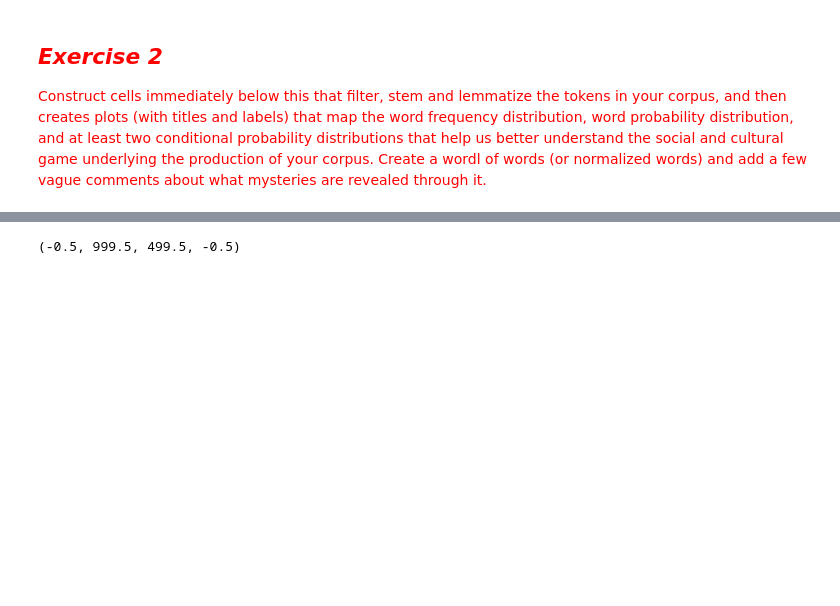
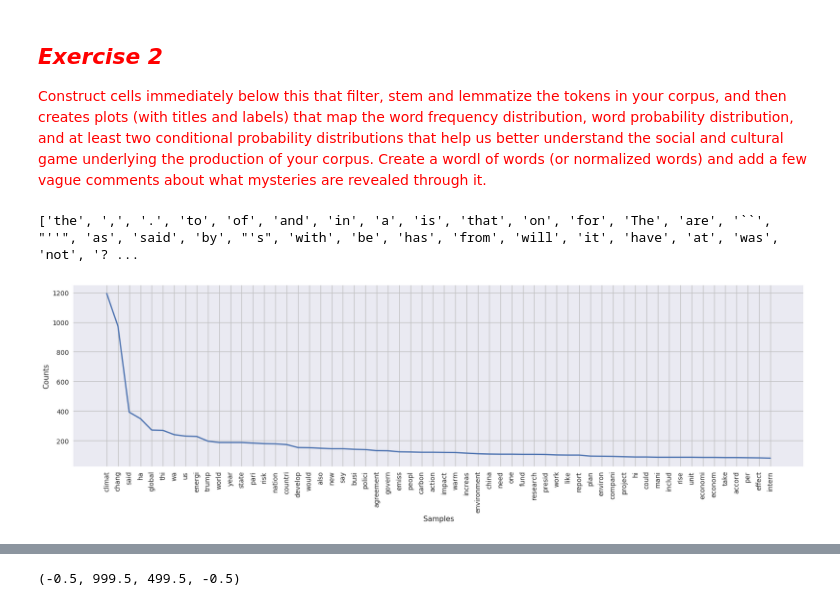
Before and after one commit to Moloq/content-analysis-2018, a Jupyter notebook: 2-Corpus-Linguistics/2-Corpus-Linguistics.ipynb, the cells around one changed output, grey strips where cells are left out. Drawn from its saved outputs; the diff is of its cells as text; code cells hidden in the pictures; blank space fills up the shorter version.

```diff
--- a/2-Corpus-Linguistics/2-Corpus-Linguistics.ipynb
+++ b/2-Corpus-Linguistics/2-Corpus-Linguistics.ipynb
@@ -691,7 +744,7 @@ for word in news_df['tokenized_text'].sum():
         countsDict[word] = 1
 word_counts = sorted(countsDict.items(), key = lambda x : x[1], reverse = True)
 
-#Making our own stop word list
+#Making our own stop word list, we will just use the regular nltk but for this exercise's sake
 stop_words_freq = []
 for word, count in word_counts:
     if word == 'Trump':
@@ -699,24 +752,6 @@ for word, count in word_counts:
     else:
         if word not in ['climate', 'change', 'global']:
             stop_words_freq.append(word)
-stop_words_freq
-wordnet = nltk.stem.WordNetLemmatizer()
-#next
-stop_words_nltk = stopwords.words('english')
-#stop_words = ["the","it","she","he", "a"] #Uncomment this line if you want to use your own list of stopwords.
-
-#The stemmers and lemmers need to be initialized before bing run
-porter = nltk.stem.porter.PorterStemmer()
-snowball = nltk.stem.snowball.SnowballStemmer('english')
-wordnet = nltk.stem.WordNetLemmatizer()
-
-
-news_df['normalized_tokens'] = news_df['tokenized_text'].apply(lambda x: normlizeTokens(x, stopwordLst = stop_words_nltk, stemmer = porter))
-
-news_df['normalized_tokens_count'] = news_df['normalized_tokens'].apply(lambda x: len(x))
-
-#.sum() adds together the lists from each row into a single list
-newsdist = nltk.ConditionalFreqDist(((len(w), w) for w in news_df['normalized_tokens'].sum()))
-
-#print the number of words
-news_df['normalized_tokens_POS'] = [nltk.pos_tag(t) for t in news_df['normalized_tokens']]
+print(stop_words_freq)
+# %% [output]
+['the', ',', '.', 'to', 'of', 'and', 'in', 'a', 'is', 'that', 'on', 'for', 'The', 'are', '``', "''", 'as', 'said', 'by', "'s", 'with', 'be', 'has', 'from', 'will', 'it', 'have', 'at', 'was', 'not', '? ...
@@ -722,0 +768,6 @@ news_df['normalized_tokens_POS'] = [nltk.pos_tag(t) for t in news_df['normalized
+# %%
+news_totalfreq = nltk.FreqDist(news_df['normalized_tokens'].sum())
+fig = plt.figure(figsize=(20,5))
+news_totalfreq.plot(60)
+# %% [output]
+[figure, added]
```
Also changed, not shown: parts of 14 cells of this notebook, 1 other file.
